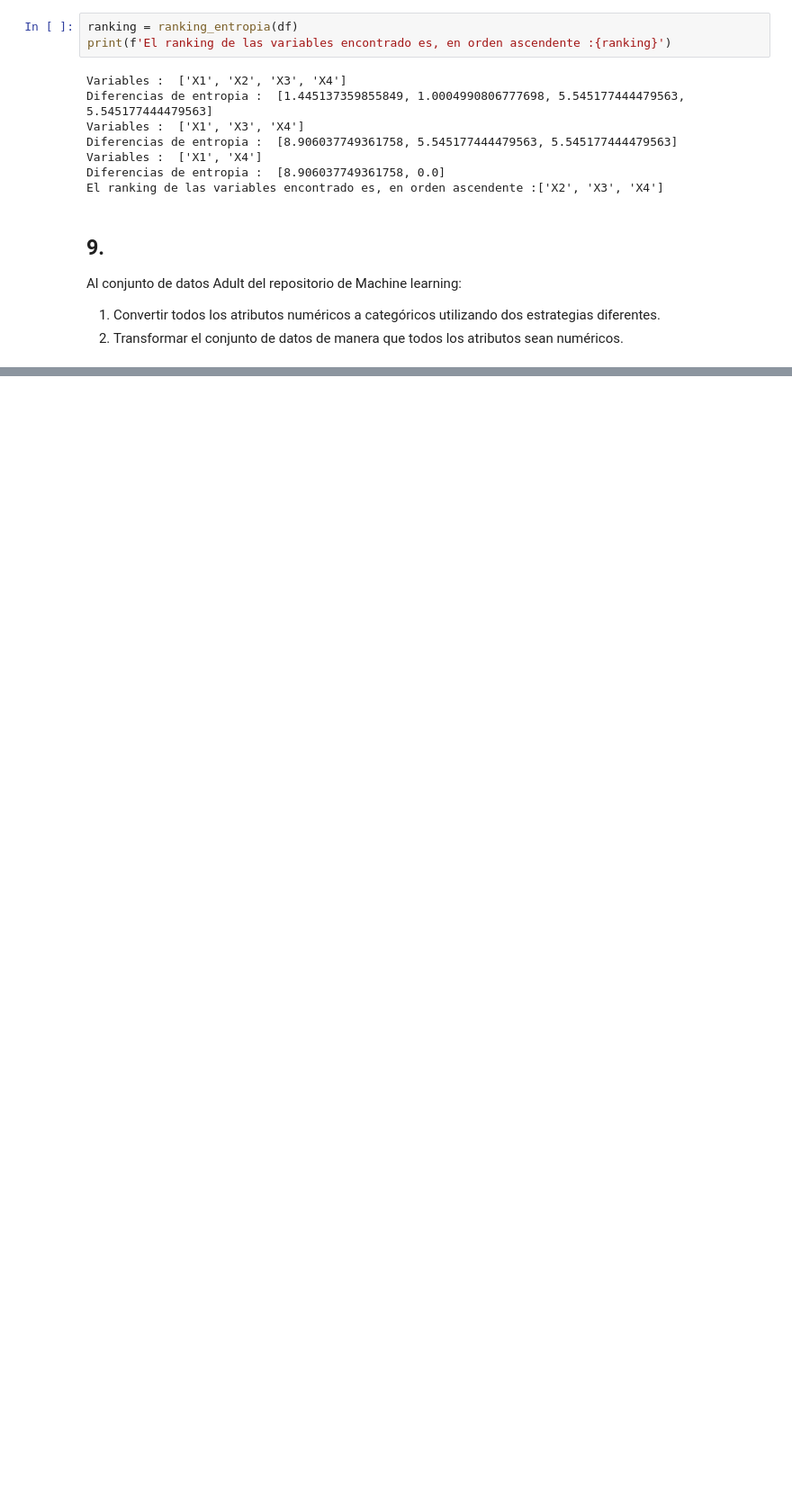
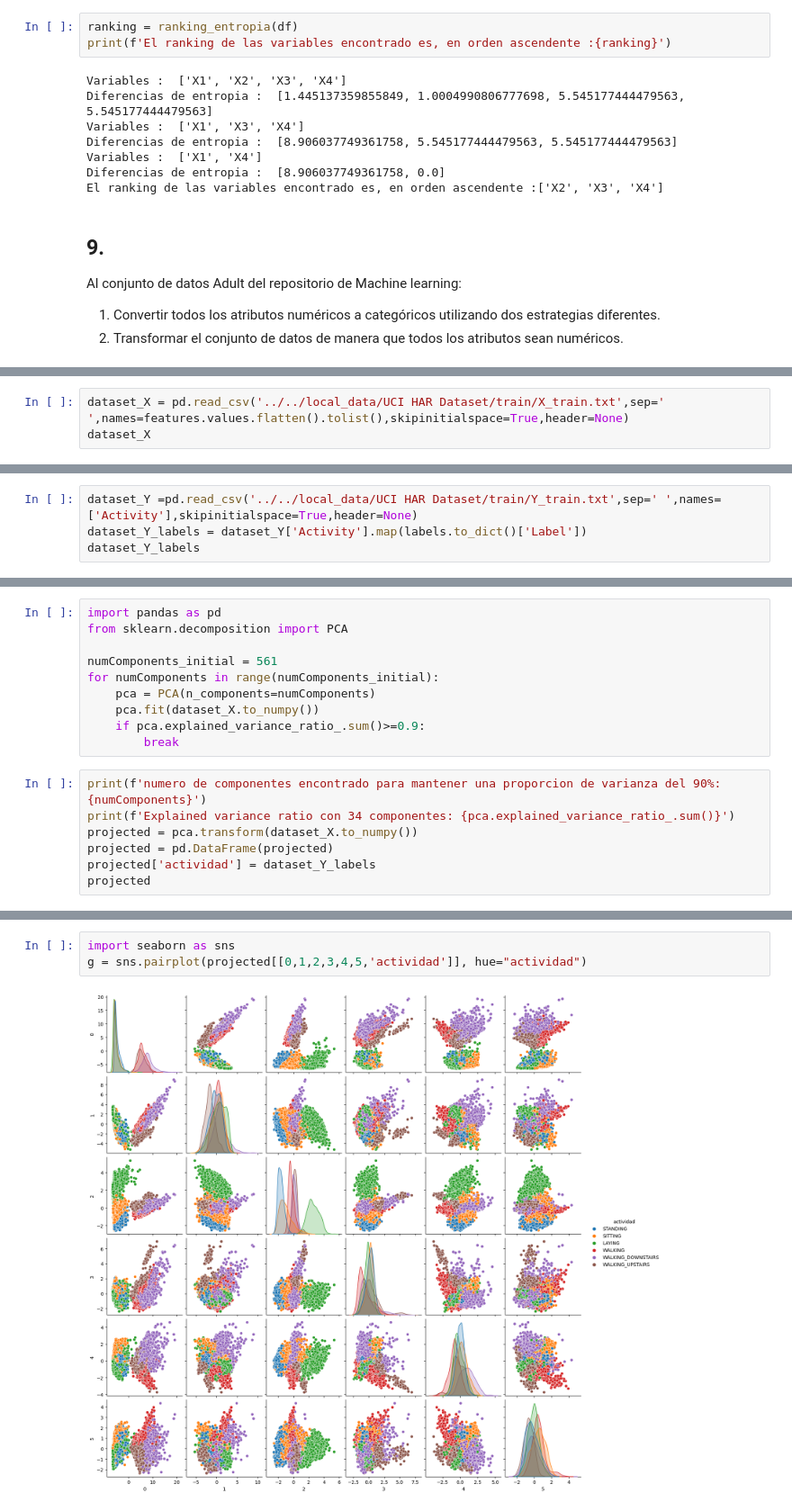
Before and after one commit to acmoral/ProyectoMineria, a Jupyter notebook: Talleres/Taller1/taller1.ipynb, the cells around one changed output, grey strips where cells are left out. Shown at 90% size. Saved outputs shown, nothing was run; the diff lists cells and outputs as text; blank space fills up the shorter version.

```diff
--- a/Talleres/Taller1/taller1.ipynb
+++ b/Talleres/Taller1/taller1.ipynb
@@ -852,0 +918,3 @@ que sean numéricas, y aplicar PCA. Describir el nuevo conjunto de datos.
+# %%
+dataset_X = pd.read_csv('../../local_data/UCI HAR Dataset/train/X_train.txt',sep=' ',names=features.values.flatten().tolist(),skipinitialspace=True,header=None)
+dataset_X
@@ -852,0 +935,4 @@ que sean numéricas, y aplicar PCA. Describir el nuevo conjunto de datos.
+# %%
+dataset_Y =pd.read_csv('../../local_data/UCI HAR Dataset/train/Y_train.txt',sep=' ',names=['Activity'],skipinitialspace=True,header=None)
+dataset_Y_labels = dataset_Y['Activity'].map(labels.to_dict()['Label'])
+dataset_Y_labels
@@ -852,0 +958,17 @@ que sean numéricas, y aplicar PCA. Describir el nuevo conjunto de datos.
+# %%
+import pandas as pd
+from sklearn.decomposition import PCA
+
+numComponents_initial = 561
+for numComponents in range(numComponents_initial):
+    pca = PCA(n_components=numComponents)
+    pca.fit(dataset_X.to_numpy())
+    if pca.explained_variance_ratio_.sum()>=0.9:
+        break
+# %%
+print(f'numero de componentes encontrado para mantener una proporcion de varianza del 90%: {numComponents}')
+print(f'Explained variance ratio con 34 componentes: {pca.explained_variance_ratio_.sum()}')
+projected = pca.transform(dataset_X.to_numpy())
+projected = pd.DataFrame(projected)
+projected['actividad'] = dataset_Y_labels
+projected
@@ -852,0 +1005,5 @@ que sean numéricas, y aplicar PCA. Describir el nuevo conjunto de datos.
+# %%
+import seaborn as sns
+g = sns.pairplot(projected[[0,1,2,3,4,5,'actividad']], hue="actividad")
+# %% [output]
+[figure, added]
```
Also changed, not shown: parts of 15 cells of this notebook.
